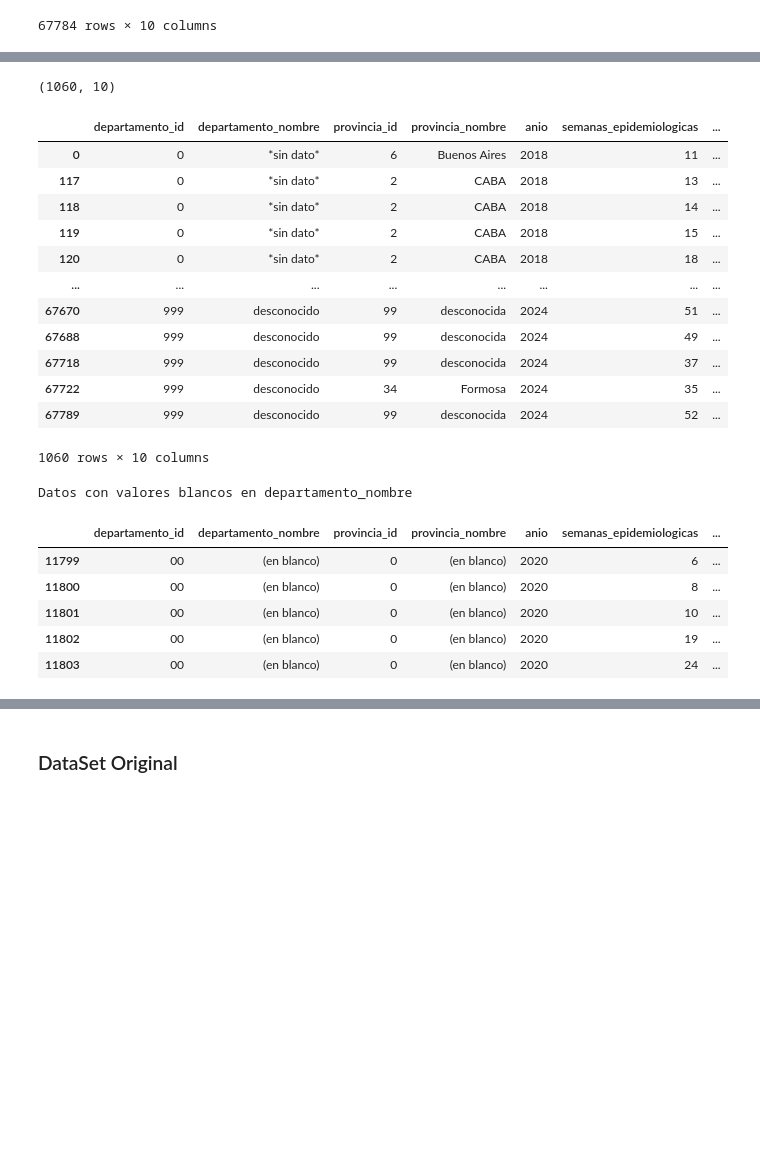
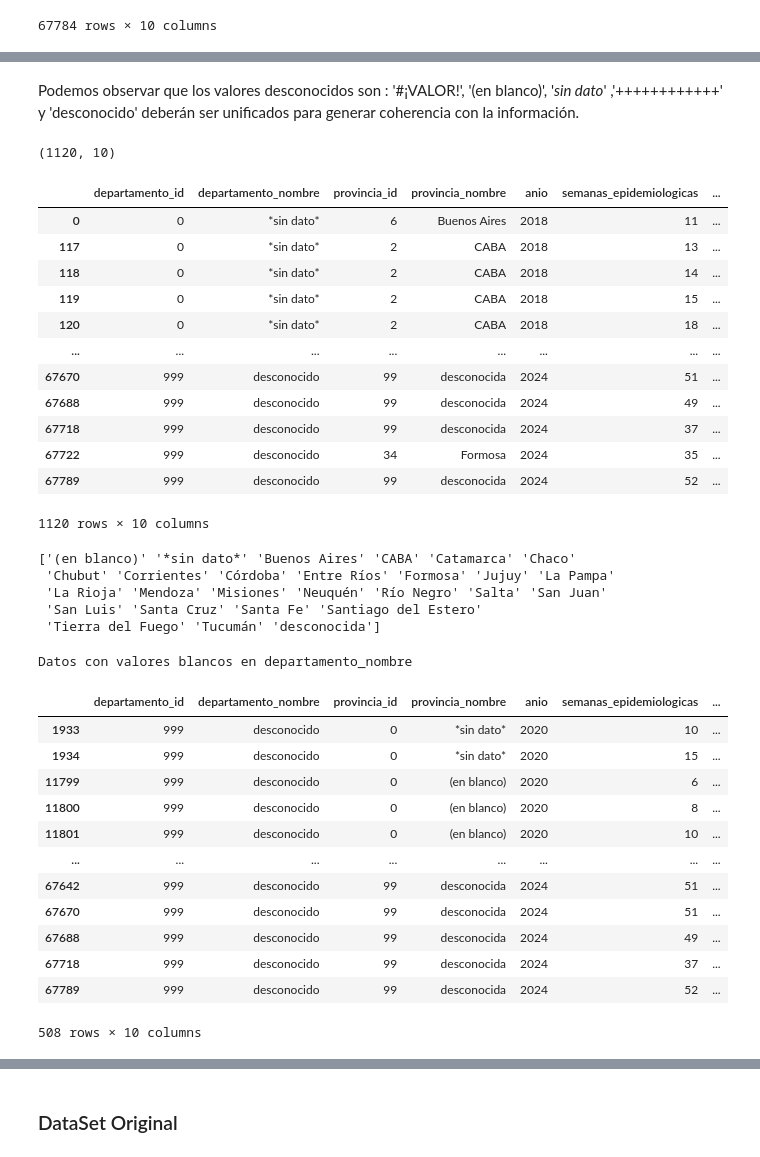
Before and after one commit to migue212852/SistemaSalud, a Jupyter notebook: Análisis_Casos_de_Dengue_en_Arg.ipynb, the cells around one changed output, grey strips where cells are left out. Saved outputs shown, nothing was run; the diff lists cells and outputs as text; code cells hidden in the pictures; blank space fills up the shorter version.

```diff
--- a/Análisis_Casos_de_Dengue_en_Arg.ipynb
+++ b/Análisis_Casos_de_Dengue_en_Arg.ipynb
@@ -178,8 +180,8 @@ print(df['grupo_edad_id'].unique())
 # Reemplazar valores no numéricos con NaN
 df['grupo_edad_id'] = pd.to_numeric(df['grupo_edad_id'], errors='coerce')
 
-# Reemplazar NaN con un valor predeterminado (por ejemplo, 100)
-df['grupo_edad_id'] = df['grupo_edad_id'].fillna(100)
+# Reemplazar NaN con un valor predeterminado 13 corresponde a EDAD SIN ESPECIFICAR)
+df['grupo_edad_id'] = df['grupo_edad_id'].fillna(13)
 
 # Convertir la columna a tipo entero
 df['grupo_edad_id'] = df['grupo_edad_id'].astype(int)
@@ -272,0 +282,2 @@ dtype: int64
+# %%
+df.loc[df['cantidad_casos'].isnull(), 'cantidad_casos'] = 1
@@ -342,9 +404,13 @@ DataFrame después de eliminar duplicados:
+# %% [markdown]
+Podemos observar que los valores desconocidos son : '#¡VALOR!',  '(en blanco)', '*sin dato*' ,'++++++++++++' y 'desconocido' deberán ser unificados para generar coherencia con la información.
 # %%
-df_delete=df_up[(df_up['departamento_nombre']=='desconocido')|(df_up['departamento_nombre']=='*sin dato*')]
+df_delete=df_up[(df_up['departamento_nombre']=='desconocido')|(df_up['departamento_nombre']=='*sin dato*')|(df_up['departamento_id']=='(en blanco)')|(df_up['departamento_nombre']=='#¡VALOR!')|(df_up['departamento_nombre']== '++++++++++++')|(df_up['departamento_nombre']=='(en blanco)')]
 print(df_delete.shape)
 display(df_delete)
+df_up.loc[df_up.index.isin(df_delete.index), 'departamento_nombre'] = 'desconocido'
+df_up.loc[df_up.index.isin(df_delete.index), 'departamento_id'] = 999
 # %% [output]
-(1060, 10)
+(1120, 10)
 |  | departamento_id | departamento_nombre | provincia_id | provincia_nombre | anio | semanas_epidemiologicas | ... |
 | 0 | 0 | *sin dato* | 6 | Buenos Aires | 2018 | 11 | ... |
 | 117 | 0 | *sin dato* | 2 | CABA | 2018 | 13 | ... |
@@ -357,16 +423,32 @@ display(df_delete)
 | 67718 | 999 | desconocido | 99 | desconocida | 2024 | 37 | ... |
 | 67722 | 999 | desconocido | 34 | Formosa | 2024 | 35 | ... |
 | 67789 | 999 | desconocido | 99 | desconocida | 2024 | 52 | ... |
-1060 rows × 10 columns
+1120 rows × 10 columns
+# %%
+# Obtener valores únicos y ordenarlos alfabéticamente para la varaible provincia_nombre
+print(np.sort(df_up['provincia_nombre'].unique()))
+# %% [output]
+['(en blanco)' '*sin dato*' 'Buenos Aires' 'CABA' 'Catamarca' 'Chaco'
+ 'Chubut' 'Corrientes' 'Córdoba' 'Entre Ríos' 'Formosa' 'Jujuy' 'La Pampa'
+ 'La Rioja' 'Mendoza' 'Misiones' 'Neuquén' 'Río Negro' 'Salta' 'San Juan'
+ 'San Luis' 'Santa Cruz' 'Santa Fe' 'Santiago del Estero'
+ 'Tierra del Fuego' 'Tucumán' 'desconocida']
 # %%
 print('Datos con valores blancos en departamento_nombre')
-df_up[df_up['provincia_nombre']=='(en blanco)']
+df_up[(df_up['provincia_nombre']=='(en blanco)')|(df_up['provincia_nombre']=='desconocida')|(df_up['provincia_nombre']=='*sin dato*')]
 # %% [output]
 Datos con valores blancos en departamento_nombre
 |  | departamento_id | departamento_nombre | provincia_id | provincia_nombre | anio | semanas_epidemiologicas | ... |
-| 11799 | 00 | (en blanco) | 0 | (en blanco) | 2020 | 6 | ... |
-| 11800 | 00 | (en blanco) | 0 | (en blanco) | 2020 | 8 | ... |
-| 11801 | 00 | (en blanco) | 0 | (en blanco) | 2020 | 10 | ... |
-| 11802 | 00 | (en blanco) | 0 | (en blanco) | 2020 | 19 | ... |
-| 11803 | 00 | (en blanco) | 0 | (en blanco) | 2020 | 24 | ... |
+| 1933 | 999 | desconocido | 0 | *sin dato* | 2020 | 10 | ... |
+| 1934 | 999 | desconocido | 0 | *sin dato* | 2020 | 15 | ... |
+| 11799 | 999 | desconocido | 0 | (en blanco) | 2020 | 6 | ... |
+| 11800 | 999 | desconocido | 0 | (en blanco) | 2020 | 8 | ... |
+| 11801 | 999 | desconocido | 0 | (en blanco) | 2020 | 10 | ... |
+| ... | ... | ... | ... | ... | ... | ... | ... |
+| 67642 | 999 | desconocido | 99 | desconocida | 2024 | 51 | ... |
+| 67670 | 999 | desconocido | 99 | desconocida | 2024 | 51 | ... |
+| 67688 | 999 | desconocido | 99 | desconocida | 2024 | 49 | ... |
+| 67718 | 999 | desconocido | 99 | desconocida | 2024 | 37 | ... |
+| 67789 | 999 | desconocido | 99 | desconocida | 2024 | 52 | ... |
+508 rows × 10 columns
 # %%
```
Also changed, not shown: parts of 42 cells of this notebook.
